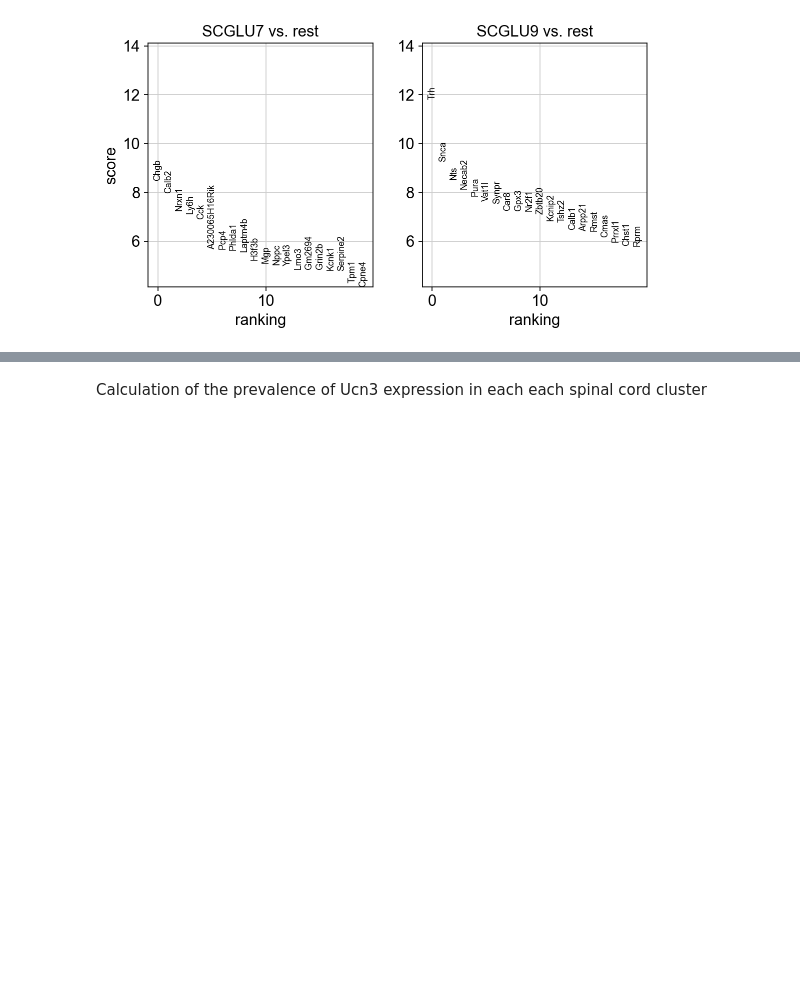
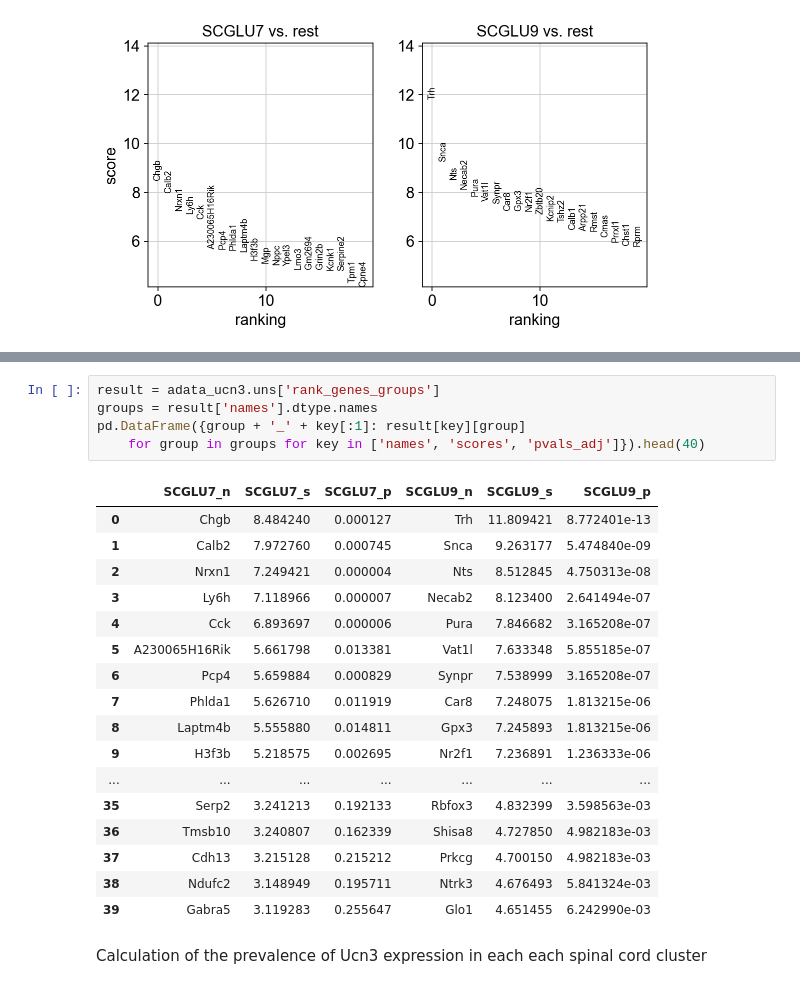
Before and after one commit to HannahMWeman/ucn3-analysis-zeisel-et-al-spinal-cord, a Jupyter notebook: Ucn3 Zeisel.ipynb, the cells around one changed output, grey strips where cells are left out. Cells and saved outputs as stored; diff of their text form; blank space fills up the shorter version.

```diff
--- a/Ucn3 Zeisel.ipynb
+++ b/Ucn3 Zeisel.ipynb
@@ -332,3 +350,26 @@ WARNING: Dendrogram not added. Dendrogram is added only when the number of categ
+# %%
+result = adata_ucn3.uns['rank_genes_groups']
+groups = result['names'].dtype.names
+pd.DataFrame({group + '_' + key[:1]: result[key][group]
+    for group in groups for key in ['names', 'scores', 'pvals_adj']}).head(40)
+# %% [output]
+|  | SCGLU7_n | SCGLU7_s | SCGLU7_p | SCGLU9_n | SCGLU9_s | SCGLU9_p |
+| 0 | Chgb | 8.484240 | 0.000127 | Trh | 11.809421 | 8.772401e-13 |
+| 1 | Calb2 | 7.972760 | 0.000745 | Snca | 9.263177 | 5.474840e-09 |
+| 2 | Nrxn1 | 7.249421 | 0.000004 | Nts | 8.512845 | 4.750313e-08 |
+| 3 | Ly6h | 7.118966 | 0.000007 | Necab2 | 8.123400 | 2.641494e-07 |
+| 4 | Cck | 6.893697 | 0.000006 | Pura | 7.846682 | 3.165208e-07 |
+| 5 | A230065H16Rik | 5.661798 | 0.013381 | Vat1l | 7.633348 | 5.855185e-07 |
+| 6 | Pcp4 | 5.659884 | 0.000829 | Synpr | 7.538999 | 3.165208e-07 |
+| 7 | Phlda1 | 5.626710 | 0.011919 | Car8 | 7.248075 | 1.813215e-06 |
+| 8 | Laptm4b | 5.555880 | 0.014811 | Gpx3 | 7.245893 | 1.813215e-06 |
+| 9 | H3f3b | 5.218575 | 0.002695 | Nr2f1 | 7.236891 | 1.236333e-06 |
+| ... | ... | ... | ... | ... | ... | ... |
+| 35 | Serp2 | 3.241213 | 0.192133 | Rbfox3 | 4.832399 | 3.598563e-03 |
+| 36 | Tmsb10 | 3.240807 | 0.162339 | Shisa8 | 4.727850 | 4.982183e-03 |
+| 37 | Cdh13 | 3.215128 | 0.215212 | Prkcg | 4.700150 | 4.982183e-03 |
+| 38 | Ndufc2 | 3.148949 | 0.195711 | Ntrk3 | 4.676493 | 5.841324e-03 |
+| 39 | Gabra5 | 3.119283 | 0.255647 | Glo1 | 4.651455 | 6.242990e-03 |
 # %% [markdown]
 Calculation of the prevalence of Ucn3 expression in each each spinal cord cluster
 # %%
```
Also changed, not shown: parts of 6 cells of this notebook, 6 other files.
